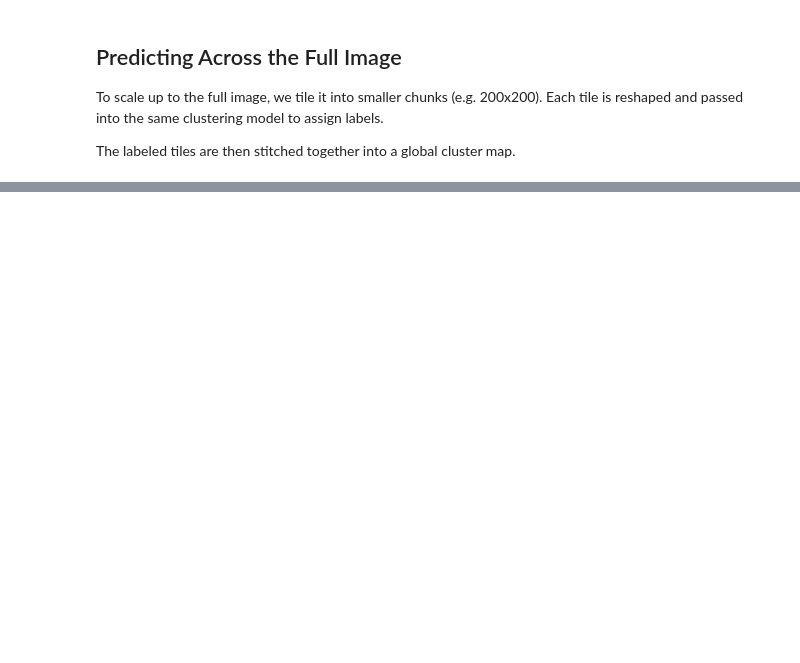
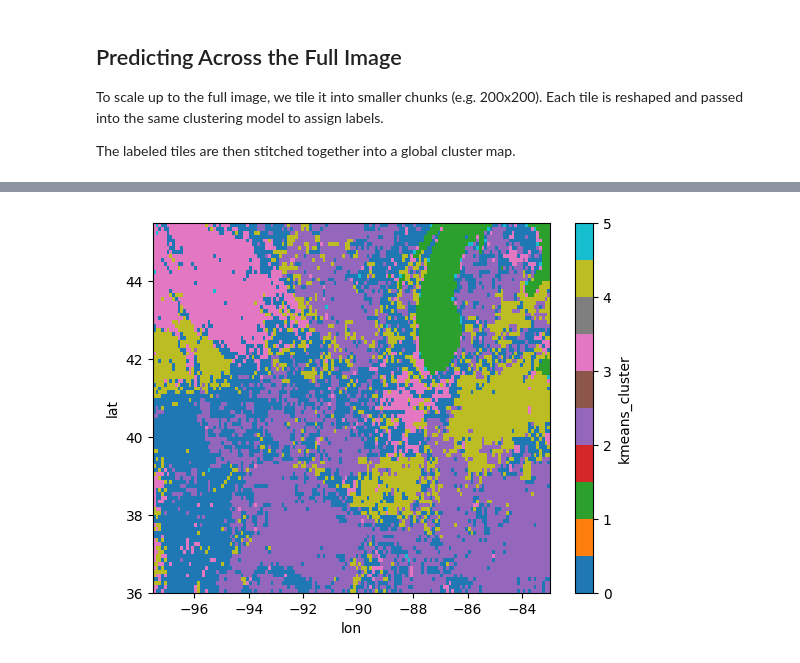
Before and after one commit to eschlossberg/pace-just-land, a Jupyter notebook: scripts/pace_hs_clustering.ipynb, the cells around one changed output, grey strips where cells are left out. Saved outputs shown, nothing was run; the diff lists cells and outputs as text; code cells hidden in the pictures; blank space fills up the shorter version.

```diff
--- a/scripts/pace_hs_clustering.ipynb
+++ b/scripts/pace_hs_clustering.ipynb
@@ -378,7 +392,7 @@ Each tile is reshaped and passed into the same clustering model to assign labels
 The labeled tiles are then stitched together into a global cluster map.
 # %%
 log.info("Starting tile-wise prediction...")
-labels_2d = predict_on_tiles(ds_rf, model, tile_size=200)
+labels_2d = predict_on_tiles(ds_rf, kmeans, tile_size=200)
 
 if labels_2d is not None:
     labels_2d.name = "kmeans_cluster"
@@ -386,3 +400,4 @@ if labels_2d is not None:
     labels_2d.plot.imshow(cmap='tab10')
 else:
     log.error("Clustering failed: no valid output generated.")
+# %% [output]
@@ -389,3 +416,4 @@ else:
+[figure, added]
 # %%
 log.info("Writing output to GeoTIFF...")
 labels_2d = labels_2d.sortby("lat", ascending=False)
```
Also changed, not shown: parts of 5 cells of this notebook.
